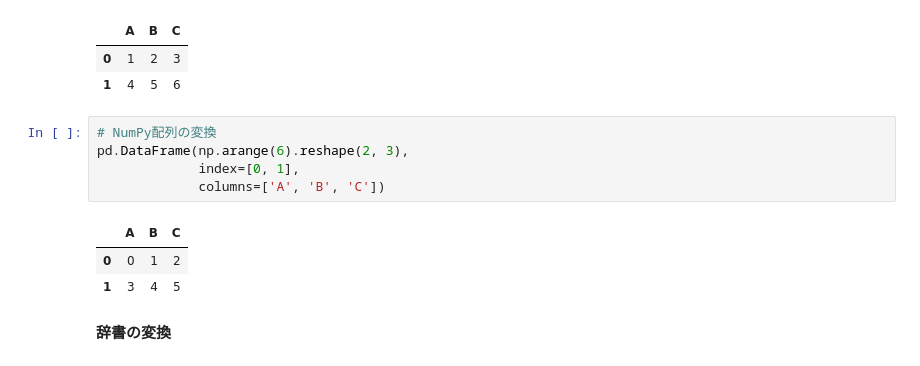
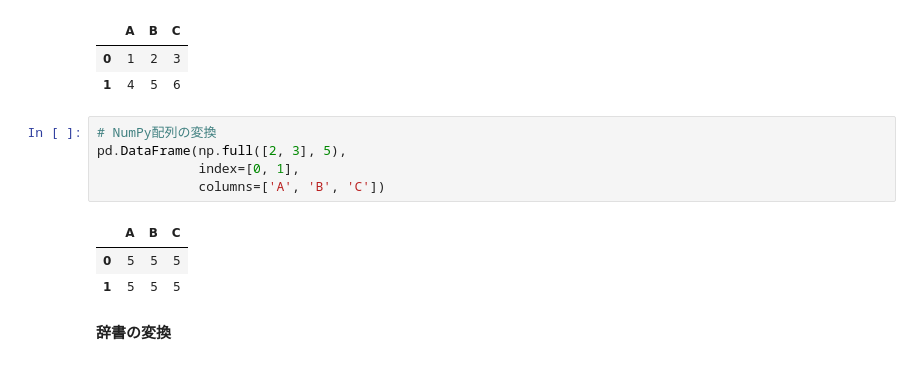
Before and after one commit to tnarizuka/sports_data_programming, a Jupyter notebook: _build/jupyter_execute/chap_4/4_pandas.ipynb, the cells around one changed output. Drawn from its saved outputs; the diff is of its cells as text.

```diff
--- a/_build/jupyter_execute/chap_4/4_pandas.ipynb
+++ b/_build/jupyter_execute/chap_4/4_pandas.ipynb
@@ -106,13 +108,13 @@ pd.DataFrame([[1,2,3], [4,5,6]],
 | 1 | 4 | 5 | 6 |
 # %%
 # NumPy配列の変換
-pd.DataFrame(np.arange(6).reshape(2, 3),
+pd.DataFrame(np.full([2, 3], 5),
              index=[0, 1],
              columns=['A', 'B', 'C'])
 # %% [output]
 |  | A | B | C |
-| 0 | 0 | 1 | 2 |
-| 1 | 3 | 4 | 5 |
+| 0 | 5 | 5 | 5 |
+| 1 | 5 | 5 | 5 |
 # %% [markdown]
 **辞書の変換**
 # %% [markdown]
```
Also changed, not shown: parts of 8 cells of this notebook, 9 other files.
